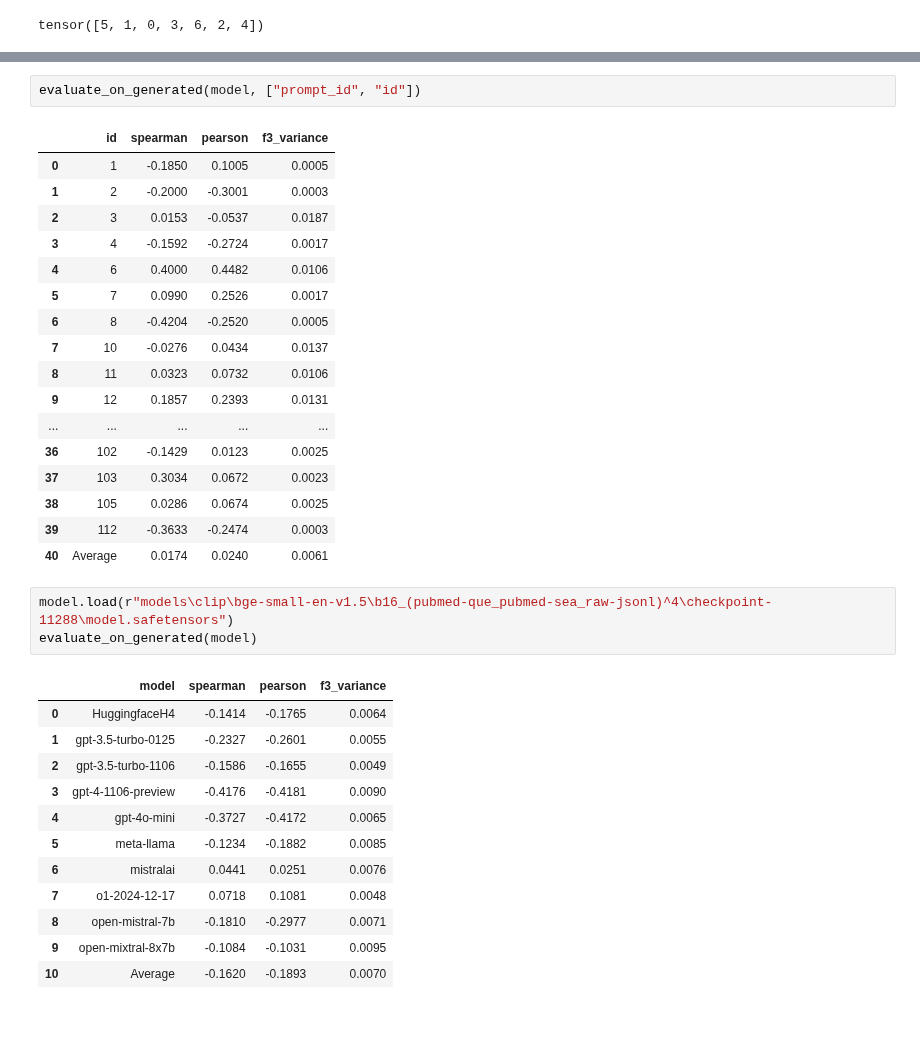
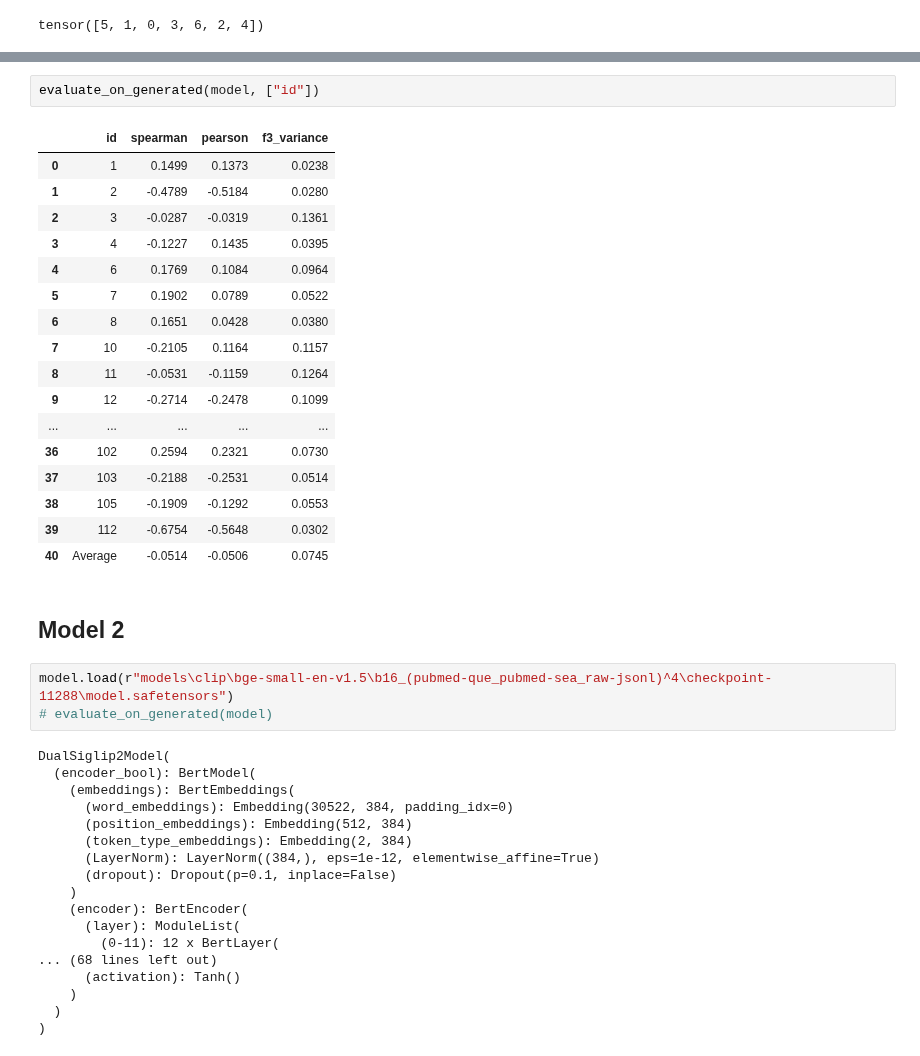
Before and after one commit to hscells-org/project-doehl-boolean-clip, a Jupyter notebook: eval.ipynb, the cells around one changed output, grey strips where cells are left out. Saved outputs shown, nothing was run; the diff lists cells and outputs as text; blank space fills up the shorter version.

```diff
--- a/eval.ipynb
+++ b/eval.ipynb
@@ -95,37 +104,44 @@ evaluate_on_generated(model)
 # %%
-evaluate_on_generated(model, ["prompt_id", "id"])
+evaluate_on_generated(model, ["id"])
 # %% [output]
 |  | id | spearman | pearson | f3_variance |
-| 0 | 1 | -0.1850 | 0.1005 | 0.0005 |
-| 1 | 2 | -0.2000 | -0.3001 | 0.0003 |
-| 2 | 3 | 0.0153 | -0.0537 | 0.0187 |
-| 3 | 4 | -0.1592 | -0.2724 | 0.0017 |
-| 4 | 6 | 0.4000 | 0.4482 | 0.0106 |
-| 5 | 7 | 0.0990 | 0.2526 | 0.0017 |
-| 6 | 8 | -0.4204 | -0.2520 | 0.0005 |
-| 7 | 10 | -0.0276 | 0.0434 | 0.0137 |
-| 8 | 11 | 0.0323 | 0.0732 | 0.0106 |
-| 9 | 12 | 0.1857 | 0.2393 | 0.0131 |
+| 0 | 1 | 0.1499 | 0.1373 | 0.0238 |
+| 1 | 2 | -0.4789 | -0.5184 | 0.0280 |
+| 2 | 3 | -0.0287 | -0.0319 | 0.1361 |
+| 3 | 4 | -0.1227 | 0.1435 | 0.0395 |
+| 4 | 6 | 0.1769 | 0.1084 | 0.0964 |
+| 5 | 7 | 0.1902 | 0.0789 | 0.0522 |
+| 6 | 8 | 0.1651 | 0.0428 | 0.0380 |
+| 7 | 10 | -0.2105 | 0.1164 | 0.1157 |
+| 8 | 11 | -0.0531 | -0.1159 | 0.1264 |
+| 9 | 12 | -0.2714 | -0.2478 | 0.1099 |
 | ... | ... | ... | ... | ... |
-| 36 | 102 | -0.1429 | 0.0123 | 0.0025 |
-| 37 | 103 | 0.3034 | 0.0672 | 0.0023 |
-| 38 | 105 | 0.0286 | 0.0674 | 0.0025 |
-| 39 | 112 | -0.3633 | -0.2474 | 0.0003 |
-| 40 | Average | 0.0174 | 0.0240 | 0.0061 |
+| 36 | 102 | 0.2594 | 0.2321 | 0.0730 |
+| 37 | 103 | -0.2188 | -0.2531 | 0.0514 |
+| 38 | 105 | -0.1909 | -0.1292 | 0.0553 |
+| 39 | 112 | -0.6754 | -0.5648 | 0.0302 |
+| 40 | Average | -0.0514 | -0.0506 | 0.0745 |
+# %% [markdown]
+## Model 2
 # %%
 model.load(r"models\clip\bge-small-en-v1.5\b16_(pubmed-que_pubmed-sea_raw-jsonl)^4\checkpoint-11288\model.safetensors")
-evaluate_on_generated(model)
+# evaluate_on_generated(model)
 # %% [output]
-|  | model | spearman | pearson | f3_variance |
-| 0 | HuggingfaceH4 | -0.1414 | -0.1765 | 0.0064 |
-| 1 | gpt-3.5-turbo-0125 | -0.2327 | -0.2601 | 0.0055 |
-| 2 | gpt-3.5-turbo-1106 | -0.1586 | -0.1655 | 0.0049 |
-| 3 | gpt-4-1106-preview | -0.4176 | -0.4181 | 0.0090 |
-| 4 | gpt-4o-mini | -0.3727 | -0.4172 | 0.0065 |
-| 5 | meta-llama | -0.1234 | -0.1882 | 0.0085 |
-| 6 | mistralai | 0.0441 | 0.0251 | 0.0076 |
-| 7 | o1-2024-12-17 | 0.0718 | 0.1081 | 0.0048 |
-| 8 | open-mistral-7b | -0.1810 | -0.2977 | 0.0071 |
-| 9 | open-mixtral-8x7b | -0.1084 | -0.1031 | 0.0095 |
-| 10 | Average | -0.1620 | -0.1893 | 0.0070 |
+DualSiglip2Model(
+  (encoder_bool): BertModel(
+    (embeddings): BertEmbeddings(
+      (word_embeddings): Embedding(30522, 384, padding_idx=0)
+      (position_embeddings): Embedding(512, 384)
+      (token_type_embeddings): Embedding(2, 384)
+      (LayerNorm): LayerNorm((384,), eps=1e-12, elementwise_affine=True)
+      (dropout): Dropout(p=0.1, inplace=False)
+    )
+    (encoder): BertEncoder(
+      (layer): ModuleList(
+        (0-11): 12 x BertLayer(
+... (68 lines left out)
+      (activation): Tanh()
+    )
+  )
+)
 # %%
```
Also changed, not shown: parts of 7 cells of this notebook, 4 other files.
